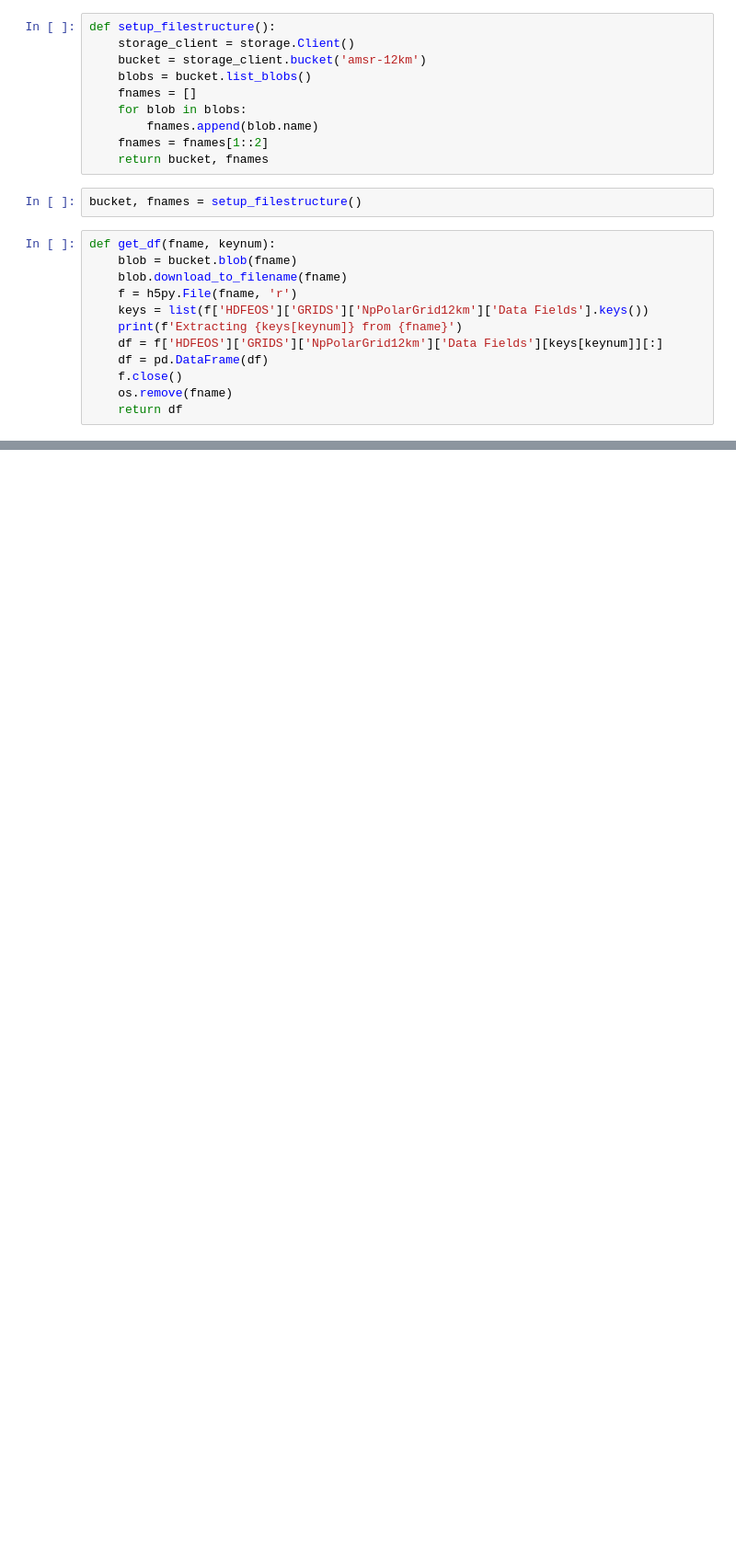
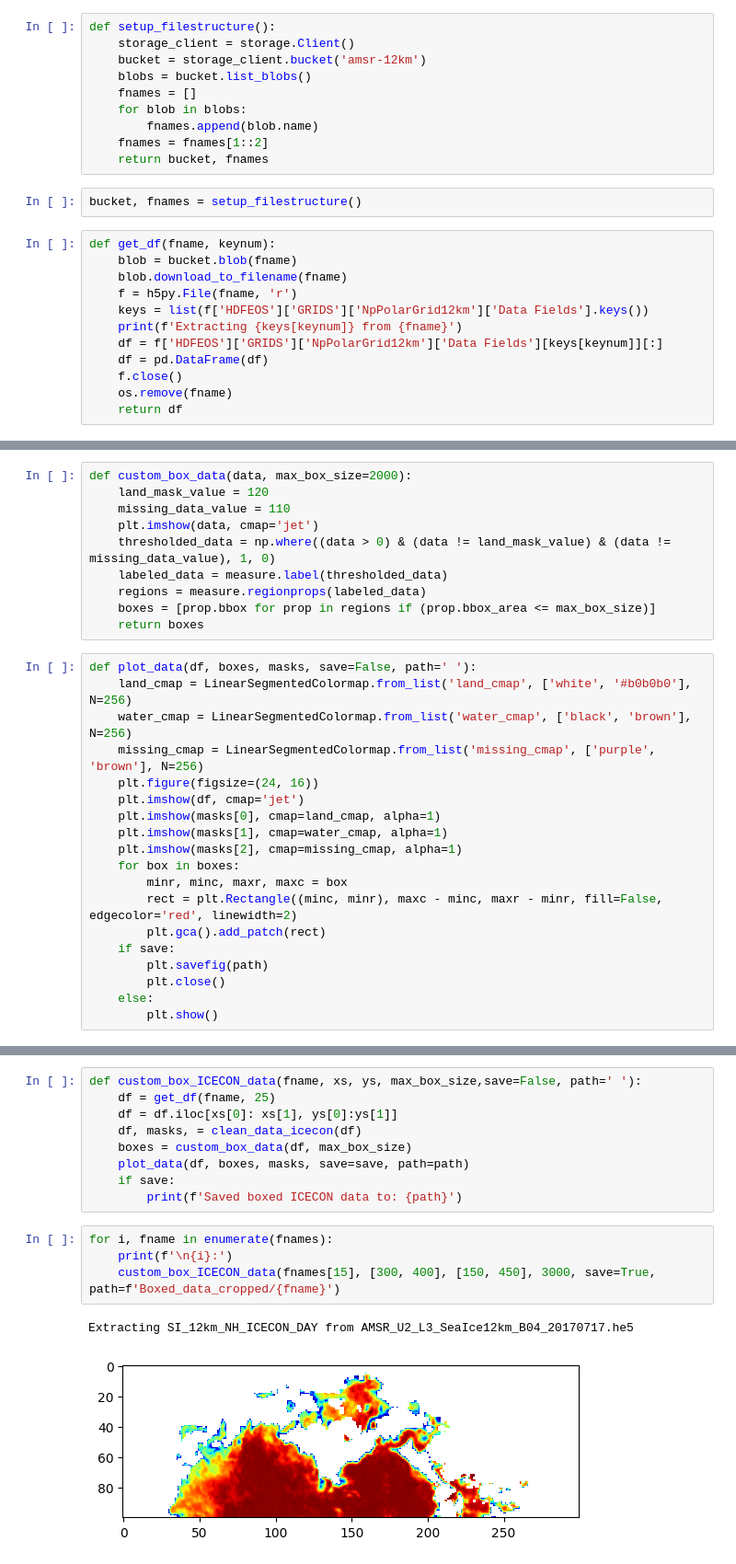
Before and after one commit to jleuschen17/APLV2, a Jupyter notebook: box_data.ipynb, the cells around one changed output, grey strips where cells are left out. Shown at 92% size. Saved outputs shown, nothing was run; the diff lists cells and outputs as text; blank space fills up the shorter version.

```diff
--- a/box_data.ipynb
+++ b/box_data.ipynb
@@ -51,0 +57,29 @@ Extracting SI_12km_NH_ICECON_DAY from AMSR_U2_L3_SeaIce12km_B04_20170811.he5
+# %%
+def custom_box_data(data, max_box_size=2000):
+    land_mask_value = 120
+    missing_data_value = 110
+    plt.imshow(data, cmap='jet')
+    thresholded_data = np.where((data > 0) & (data != land_mask_value) & (data != missing_data_value), 1, 0)
+    labeled_data = measure.label(thresholded_data)
+    regions = measure.regionprops(labeled_data)
+    boxes = [prop.bbox for prop in regions if (prop.bbox_area <= max_box_size)]
+    return boxes
+# %%
+def plot_data(df, boxes, masks, save=False, path=' '):
+    land_cmap = LinearSegmentedColormap.from_list('land_cmap', ['white', '#b0b0b0'], N=256)
+    water_cmap = LinearSegmentedColormap.from_list('water_cmap', ['black', 'brown'], N=256)
+    missing_cmap = LinearSegmentedColormap.from_list('missing_cmap', ['purple', 'brown'], N=256)
+    plt.figure(figsize=(24, 16))
+    plt.imshow(df, cmap='jet')
+    plt.imshow(masks[0], cmap=land_cmap, alpha=1)
+    plt.imshow(masks[1], cmap=water_cmap, alpha=1)
+    plt.imshow(masks[2], cmap=missing_cmap, alpha=1)
+    for box in boxes:
+        minr, minc, maxr, maxc = box
+        rect = plt.Rectangle((minc, minr), maxc - minc, maxr - minr, fill=False, edgecolor='red', linewidth=2)
+        plt.gca().add_patch(rect)
+    if save:
+        plt.savefig(path)
+        plt.close()
+    else:
+        plt.show()
@@ -51,0 +94,16 @@ Extracting SI_12km_NH_ICECON_DAY from AMSR_U2_L3_SeaIce12km_B04_20170811.he5
+# %%
+def custom_box_ICECON_data(fname, xs, ys, max_box_size,save=False, path=' '):
+    df = get_df(fname, 25)
+    df = df.iloc[xs[0]: xs[1], ys[0]:ys[1]]
+    df, masks, = clean_data_icecon(df)
+    boxes = custom_box_data(df, max_box_size)
+    plot_data(df, boxes, masks, save=save, path=path)
+    if save:
+        print(f'Saved boxed ICECON data to: {path}')
+# %%
+for i, fname in enumerate(fnames):
+    print(f'\n{i}:')
+    custom_box_ICECON_data(fnames[15], [300, 400], [150, 450], 3000, save=True, path=f'Boxed_data_cropped/{fname}')
+# %% [output]
+Extracting SI_12km_NH_ICECON_DAY from AMSR_U2_L3_SeaIce12km_B04_20170717.he5
+[figure, added]
```
Also changed, not shown: parts of 7 cells of this notebook.
